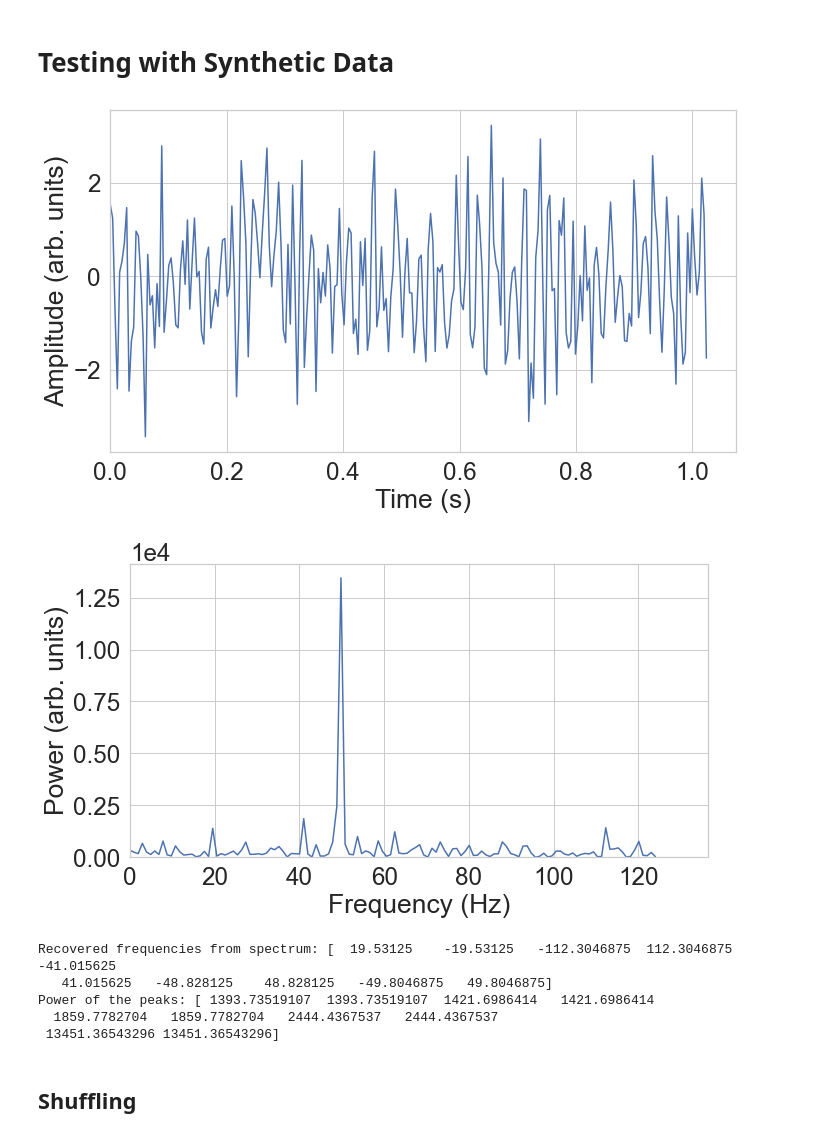
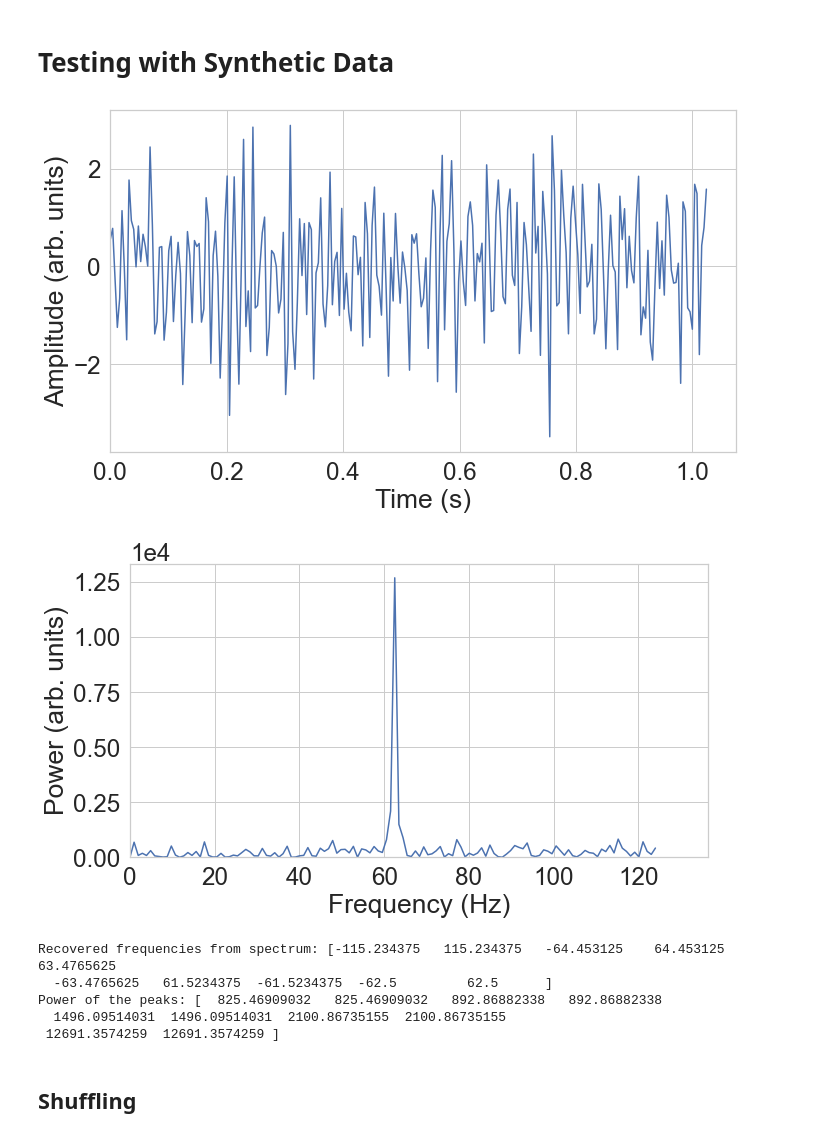
Before and after one commit to Joao-Carlos-S-G-de-A/Pulsar-Fourier-Transform, a Jupyter notebook: Main.ipynb, the cells around one changed output. Cells and saved outputs as stored; diff of their text form; code cells hidden in the pictures.

```diff
--- a/Main.ipynb
+++ b/Main.ipynb
@@ -13,12 +13,12 @@ sns.set(style="whitegrid", font_scale=2.2)
 # Parameters for synthetic data
 num_samples = 256
 sampling_rate = 1/0.004  # Hz
-freq1 = 50.5  # Hz
+freq1 = 62  # Hz
 noise_level = 1
-time = np.linspace(0, 1.024, num_samples)
+time = np.linspace(0, num_samples * 1/sampling_rate, num_samples)
 
 # Generate synthetic data
-def generate_synthetic_data(num_sample, freq1, noise_level, t = np.linspace(0, 1, num_samples)):
+def generate_synthetic_data(num_sample, freq1, noise_level, t = np.linspace(0, num_samples * 1/sampling_rate, num_samples)):
     signal1 = np.sin(2 * np.pi * freq1 * t)
     noise = np.random.normal(0, noise_level, num_sample)
     synthetic_data = signal1 + noise
@@ -40,41 +40,42 @@ plt.figure(figsize=(10, 6))
 sns.lineplot(x=time, y=synthetic_data)
 plt.tight_layout()
 plt.xlabel('Time (s)')
 plt.ylabel('Amplitude (arb. units)')
 plt.xlim(0, )
 plt.savefig('synthetic_data.png')
-
 plt.show()
 
 # Perform Fourier transform
 frequencies, power_spectrum = recover_frequencies(synthetic_data, sampling_rate)
 
 # Plot power spectrum
 plt.figure(figsize=(10, 6))
 sns.lineplot(x=frequencies, y=power_spectrum)
 plt.xlabel('Frequency (Hz)')
 plt.ylabel('Power (arb. units)')
 plt.ticklabel_format(style='sci', axis='y', scilimits=(0,0))
 plt.xlim(0,)
 plt.ylim(0,)
 plt.tight_layout()
 plt.savefig('power_spectrum_synthetic.png')
 plt.show()
 
 # Find peaks in power spectrum
 peaks_idx = np.argsort(power_spectrum)[-10:]  # Get indices of two highest peaks
+#peaks_idx = np.argsort(power_spectrum)[::-1][:10]  # Get indices of ten highest peaks in descending order
+
 freq_syn = frequencies[peaks_idx]  # Get corresponding frequencies
 power_syn = power_spectrum[peaks_idx]  # Get corresponding power
 print("Recovered frequencies from spectrum:", freq_syn)
 print("Power of the peaks:", power_syn)
 # %% [output]
-[figure, old version]
+[figure, new version]
-[figure, old version]
+[figure, new version]
-Recovered frequencies from spectrum: [  19.53125    -19.53125   -112.3046875  112.3046875  -41.015625
-   41.015625   -48.828125    48.828125   -49.8046875   49.8046875]
-Power of the peaks: [ 1393.73519107  1393.73519107  1421.6986414   1421.6986414
-  1859.7782704   1859.7782704   2444.4367537   2444.4367537
- 13451.36543296 13451.36543296]
+Recovered frequencies from spectrum: [-115.234375   115.234375   -64.453125    64.453125    63.4765625
+  -63.4765625   61.5234375  -61.5234375  -62.5         62.5      ]
+Power of the peaks: [  825.46909032   825.46909032   892.86882338   892.86882338
+  1496.09514031  1496.09514031  2100.86735155  2100.86735155
+ 12691.3574259  12691.3574259 ]
 # %% [markdown]
 ## Shuffling
 # %%
```
Also changed, not shown: parts of 26 cells of this notebook, 8 other files.
